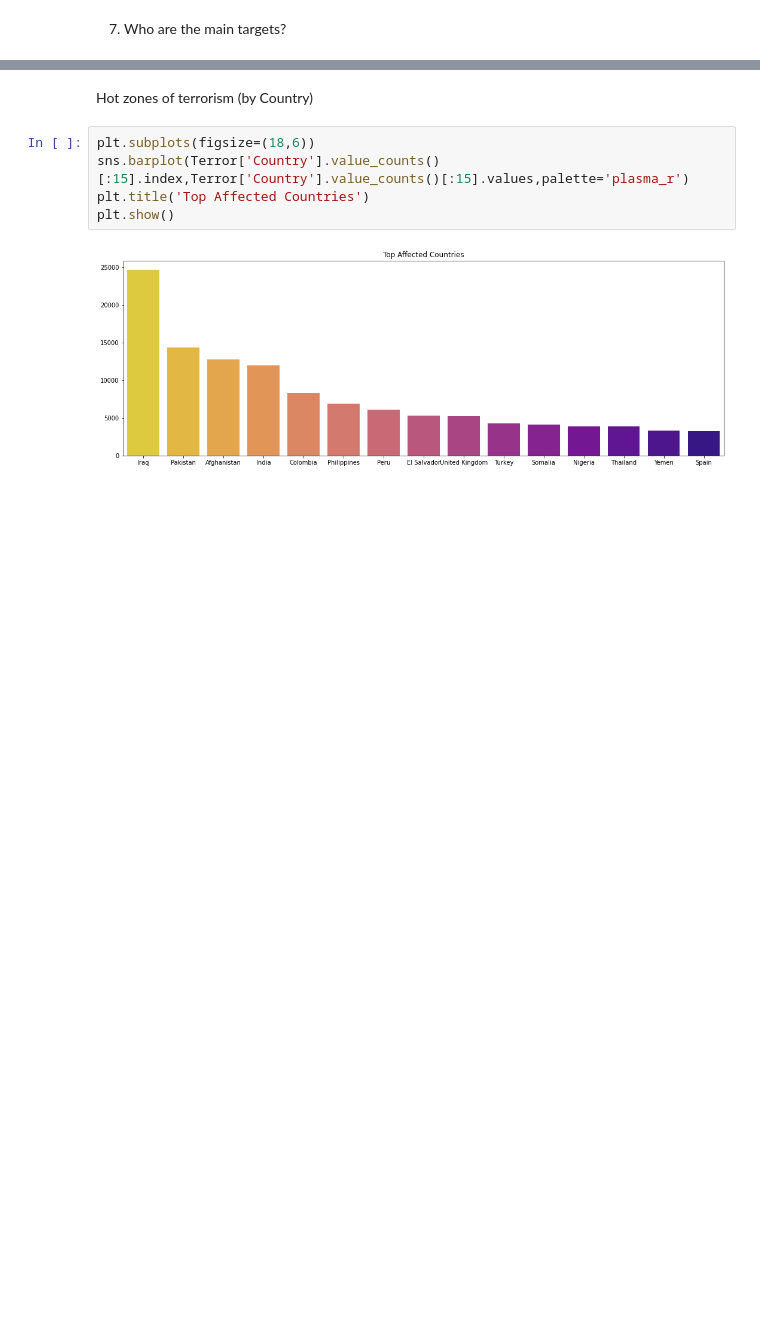
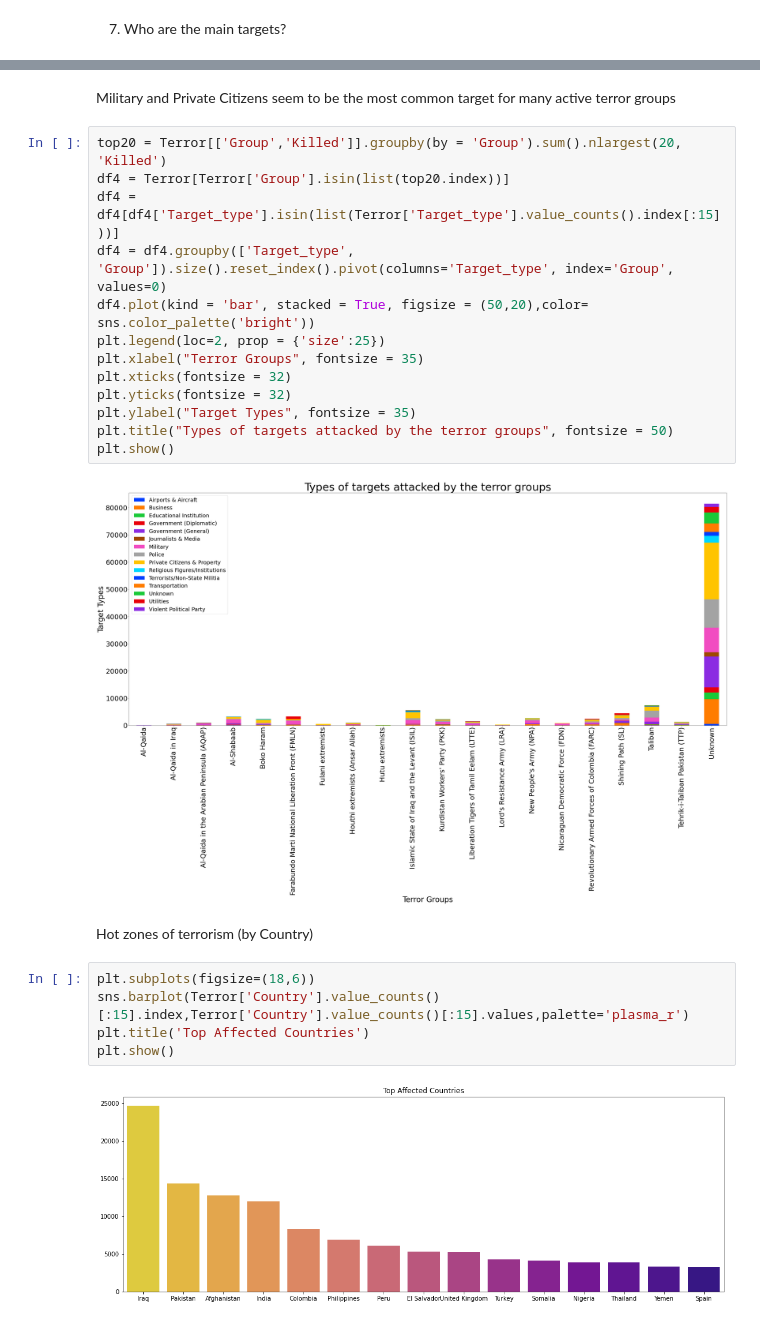
Before and after one commit to pmgumble/Bootstrap-5-Tutorial-Portfolio, a Jupyter notebook: Global_Terrorism_Analysis_Capstone_Project.ipynb, the cells around one changed output, grey strips where cells are left out. Saved outputs shown, nothing was run; the diff lists cells and outputs as text; blank space fills up the shorter version.

```diff
--- a/Global_Terrorism_Analysis_Capstone_Project.ipynb
+++ b/Global_Terrorism_Analysis_Capstone_Project.ipynb
@@ -363,6 +375,23 @@ fig.update_layout(title_text='Main Targets', xaxis_title="Targets",
     yaxis_title="Sum of occurences",)
 # %% [output]
 [interactive output not drawn]
+# %% [markdown]
+Military and Private Citizens seem to be the most common target for many active terror groups
+# %%
+top20 = Terror[['Group','Killed']].groupby(by = 'Group').sum().nlargest(20, 'Killed')
+df4 = Terror[Terror['Group'].isin(list(top20.index))]
+df4 = df4[df4['Target_type'].isin(list(Terror['Target_type'].value_counts().index[:15]))]
+df4 = df4.groupby(['Target_type', 'Group']).size().reset_index().pivot(columns='Target_type', index='Group', values=0)
+df4.plot(kind = 'bar', stacked = True, figsize = (50,20),color= sns.color_palette('bright'))
+plt.legend(loc=2, prop = {'size':25})
+plt.xlabel("Terror Groups", fontsize = 35)
+plt.xticks(fontsize = 32)
+plt.yticks(fontsize = 32)
+plt.ylabel("Target Types", fontsize = 35)
+plt.title("Types of targets attacked by the terror groups", fontsize = 50)
+plt.show()
+# %% [output]
+[figure, added]
 # %% [markdown]
 Hot zones of terrorism (by Country)
 # %%
```
Also changed, not shown: parts of 2 cells of this notebook.
